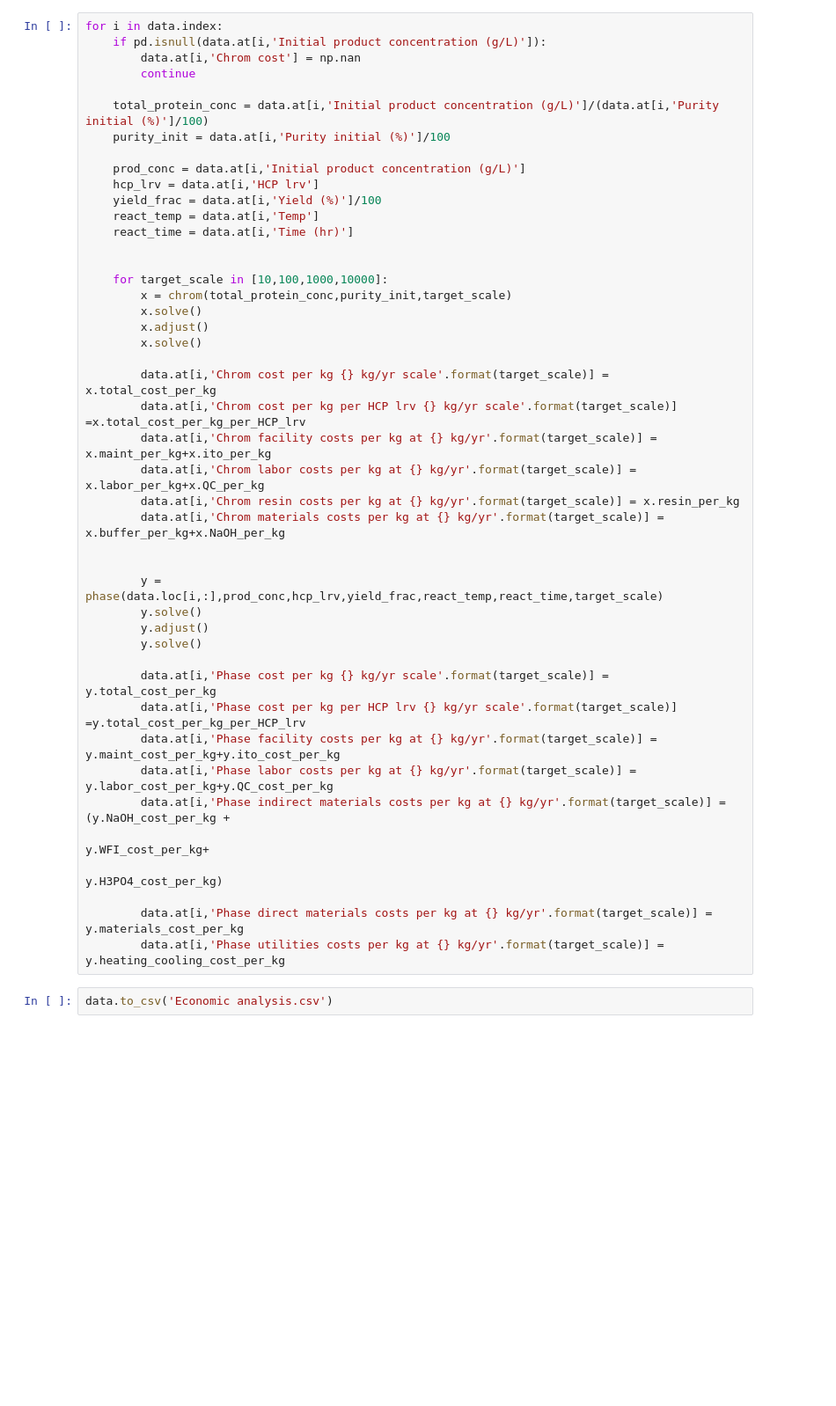
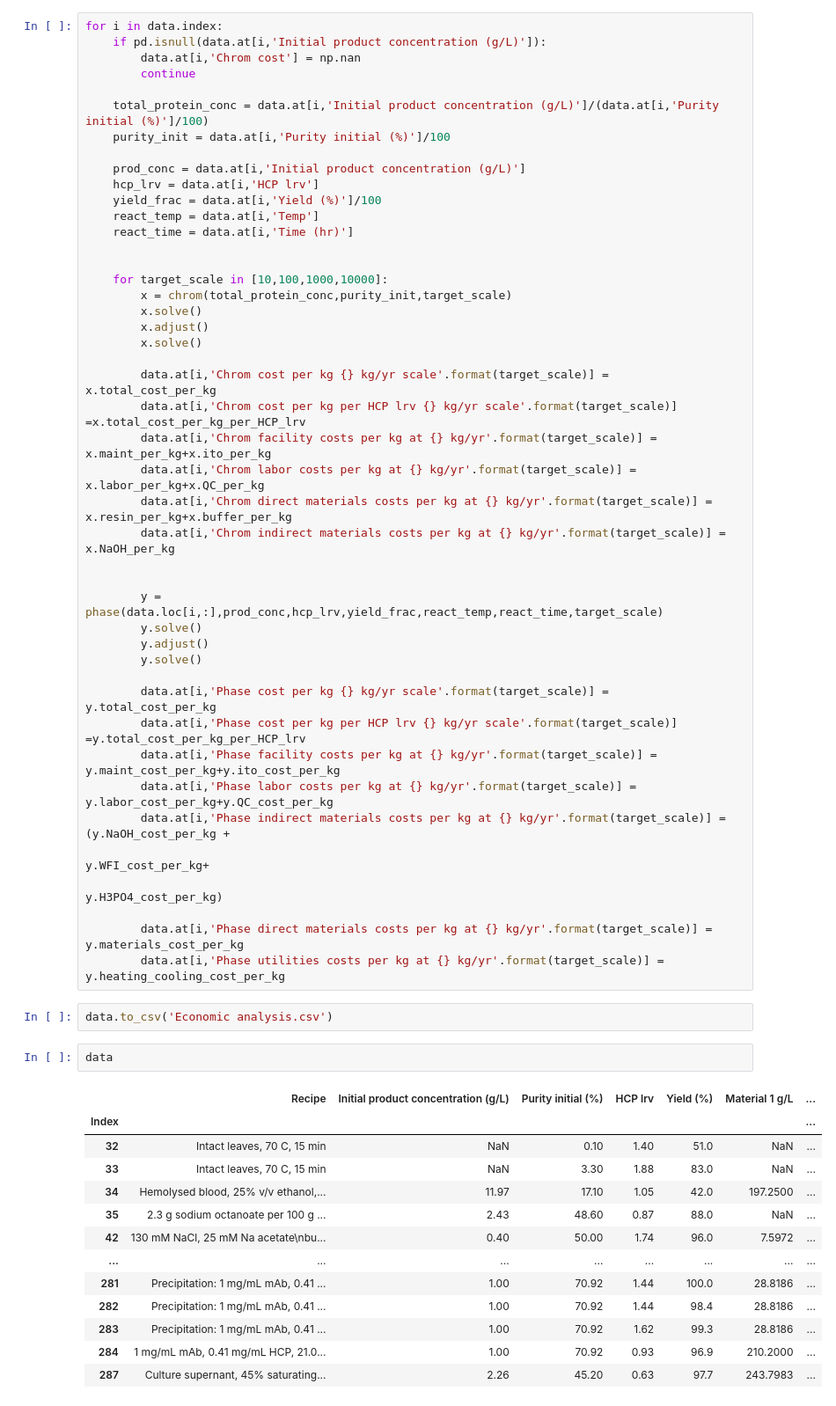
Before and after one commit to jsd94/Decker-et-al-2022-Techno-economic-analysis, a Jupyter notebook: Economic_analysis.ipynb, the cells around one changed output. Shown at 88% size. Drawn from its saved outputs; the diff is of its cells as text; blank space fills up the shorter version.

```diff
--- a/Economic_analysis.ipynb
+++ b/Economic_analysis.ipynb
@@ -334,8 +334,8 @@ for i in data.index:
         data.at[i,'Chrom cost per kg per HCP lrv {} kg/yr scale'.format(target_scale)] =x.total_cost_per_kg_per_HCP_lrv
         data.at[i,'Chrom facility costs per kg at {} kg/yr'.format(target_scale)] = x.maint_per_kg+x.ito_per_kg
         data.at[i,'Chrom labor costs per kg at {} kg/yr'.format(target_scale)] = x.labor_per_kg+x.QC_per_kg
-        data.at[i,'Chrom resin costs per kg at {} kg/yr'.format(target_scale)] = x.resin_per_kg
-        data.at[i,'Chrom materials costs per kg at {} kg/yr'.format(target_scale)] = x.buffer_per_kg+x.NaOH_per_kg
+        data.at[i,'Chrom direct materials costs per kg at {} kg/yr'.format(target_scale)] = x.resin_per_kg+x.buffer_per_kg
+        data.at[i,'Chrom indirect materials costs per kg at {} kg/yr'.format(target_scale)] = x.NaOH_per_kg
 
 
         y = phase(data.loc[i,:],prod_conc,hcp_lrv,yield_frac,react_temp,react_time,target_scale)
@@ -355,3 +355,19 @@ for i in data.index:
         data.at[i,'Phase utilities costs per kg at {} kg/yr'.format(target_scale)] = y.heating_cooling_cost_per_kg
 # %%
 data.to_csv('Economic analysis.csv')
+# %%
+data
+# %% [output]
+|  | Recipe | Initial product concentration (g/L) | Purity initial (%) | HCP lrv | Yield (%) | Material 1 g/L | ... |
+| Index |  |  |  |  |  |  | ... |
+| 32 | Intact leaves, 70 C, 15 min | NaN | 0.10 | 1.40 | 51.0 | NaN | ... |
+| 33 | Intact leaves, 70 C, 15 min | NaN | 3.30 | 1.88 | 83.0 | NaN | ... |
+| 34 | Hemolysed blood, 25% v/v ethanol,... | 11.97 | 17.10 | 1.05 | 42.0 | 197.2500 | ... |
+| 35 | 2.3 g sodium octanoate per 100 g ... | 2.43 | 48.60 | 0.87 | 88.0 | NaN | ... |
+| 42 | 130 mM NaCl, 25 mM Na acetate\nbu... | 0.40 | 50.00 | 1.74 | 96.0 | 7.5972 | ... |
+| ... | ... | ... | ... | ... | ... | ... | ... |
+| 281 | Precipitation: 1 mg/mL mAb, 0.41 ... | 1.00 | 70.92 | 1.44 | 100.0 | 28.8186 | ... |
+| 282 | Precipitation: 1 mg/mL mAb, 0.41 ... | 1.00 | 70.92 | 1.44 | 98.4 | 28.8186 | ... |
+| 283 | Precipitation: 1 mg/mL mAb, 0.41 ... | 1.00 | 70.92 | 1.62 | 99.3 | 28.8186 | ... |
+| 284 | 1 mg/mL mAb, 0.41 mg/mL HCP, 21.0... | 1.00 | 70.92 | 0.93 | 96.9 | 210.2000 | ... |
+| 287 | Culture supernant, 45% saturating... | 2.26 | 45.20 | 0.63 | 97.7 | 243.7983 | ... |
```
Also changed, not shown: parts of 1 cell of this notebook.
